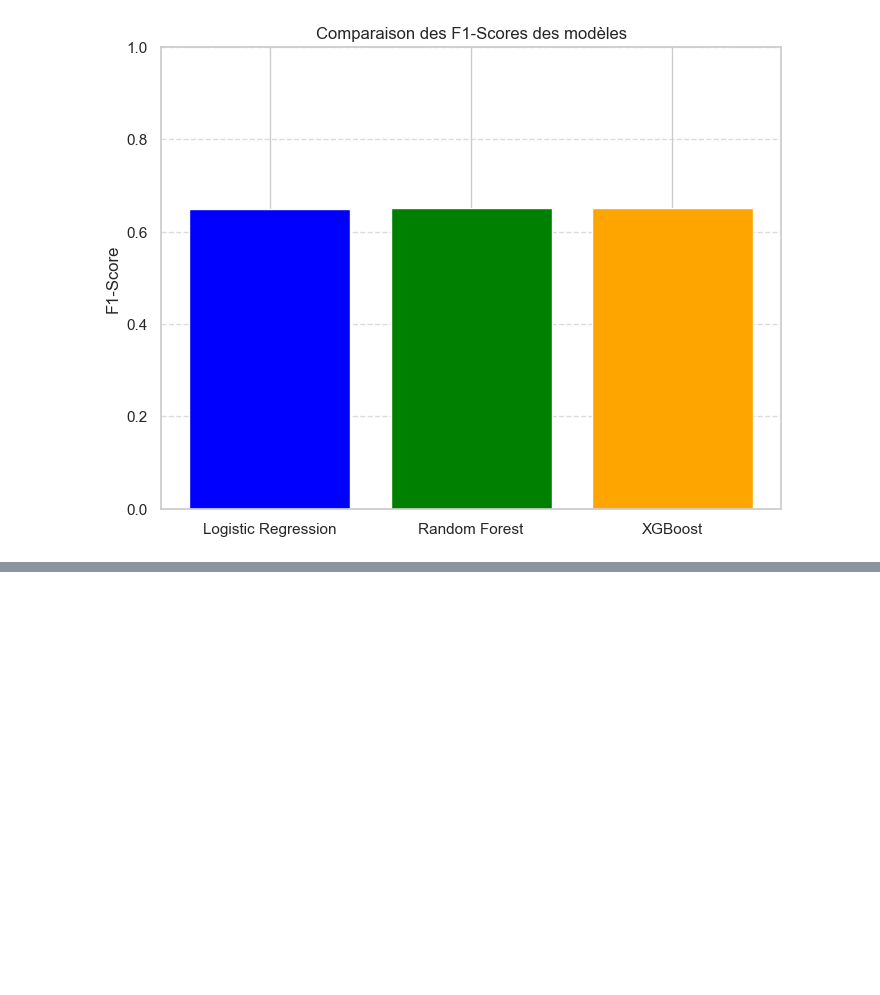
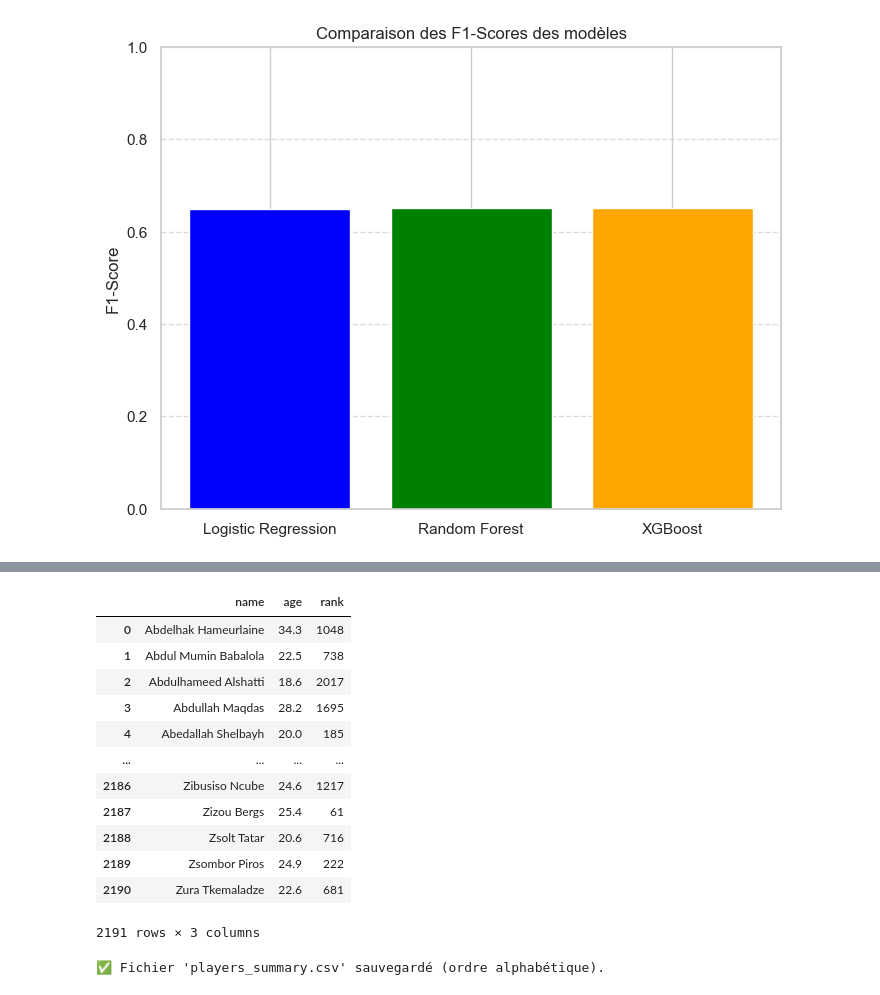
Before and after one commit to EyalT5/albert-ml-project, a Jupyter notebook: notebooks/notebook_all.ipynb, the cells around one changed output, grey strips where cells are left out. Cells and saved outputs as stored; diff of their text form; code cells hidden in the pictures; blank space fills up the shorter version.

```diff
--- a/notebooks/notebook_all.ipynb
+++ b/notebooks/notebook_all.ipynb
@@ -2015,0 +2288,23 @@ Parameters: { "use_label_encoder" } are not used.
+# %%
+# Trier le DataFrame players_summary par ordre alphabétique du nom
+players_summary_sorted = players_summary.sort_values("name").reset_index(drop=True)
+players_summary_sorted
+# %% [output]
+|  | name | age | rank |
+| 0 | Abdelhak Hameurlaine | 34.3 | 1048 |
+| 1 | Abdul Mumin Babalola | 22.5 | 738 |
+| 2 | Abdulhameed Alshatti | 18.6 | 2017 |
+| 3 | Abdullah Maqdas | 28.2 | 1695 |
+| 4 | Abedallah Shelbayh | 20.0 | 185 |
+| ... | ... | ... | ... |
+| 2186 | Zibusiso Ncube | 24.6 | 1217 |
+| 2187 | Zizou Bergs | 25.4 | 61 |
+| 2188 | Zsolt Tatar | 20.6 | 716 |
+| 2189 | Zsombor Piros | 24.9 | 222 |
+| 2190 | Zura Tkemaladze | 22.6 | 681 |
+2191 rows × 3 columns
+# %%
+players_summary_sorted.to_csv("players_summary.csv", index=False)
+print("✅ Fichier 'players_summary.csv' sauvegardé (ordre alphabétique).")
+# %% [output]
+✅ Fichier 'players_summary.csv' sauvegardé (ordre alphabétique).
```
Also changed, not shown: parts of 9 cells of this notebook, 5 other files.
